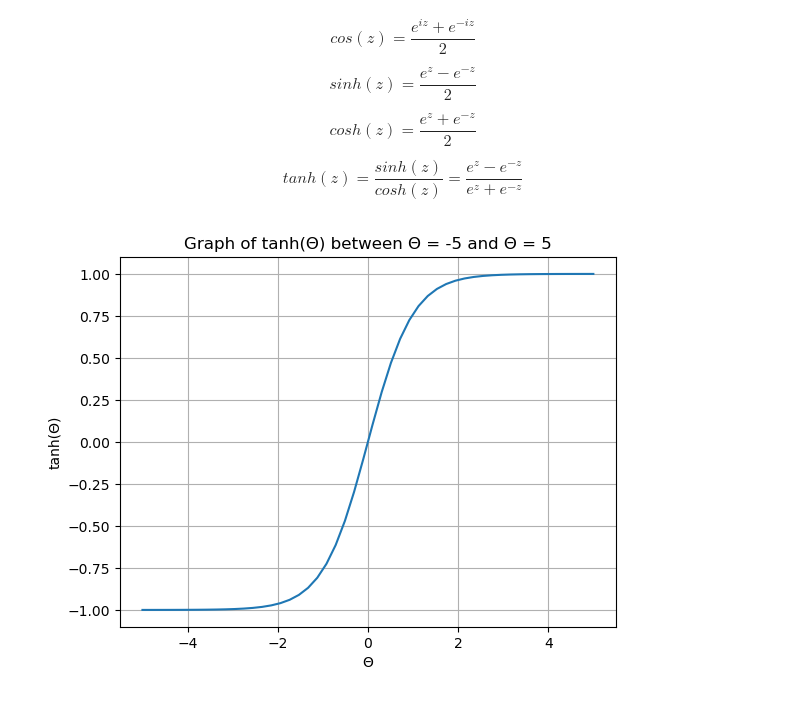
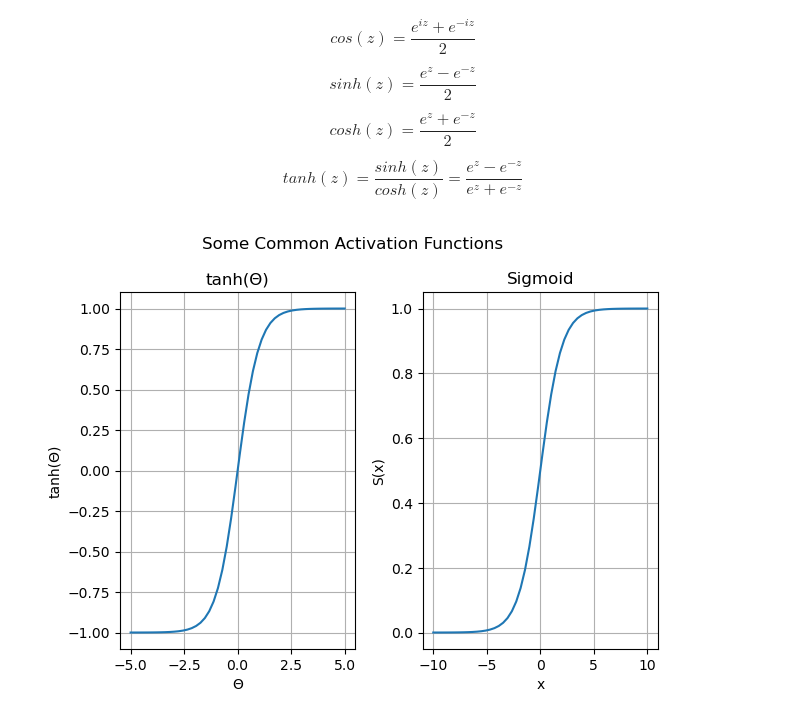
Before and after one commit to Jonathan-Flint/MNIST, a Jupyter notebook: main.ipynb, the cells around one changed output. Cells and saved outputs as stored; diff of their text form; code cells hidden in the pictures.

```diff
--- a/main.ipynb
+++ b/main.ipynb
@@ -108,14 +108,29 @@ The trigonometric functions and hyperbolic functions defined based on the circle
 # %%
 import numpy as np
 import matplotlib.pyplot as plt
 
+def sigmoid(x):
+    return 1 / (1+np.exp(-x))
+
 theta = np.linspace(-5,5)
 tanh = [i for i in np.tanh(theta)]
+plt.subplot(1, 2, 1)
+plt.title("tanh(Θ)")
 plt.plot(theta,tanh)
-plt.grid()
-plt.title("Graph of tanh(Θ) between Θ = -5 and Θ = 5")
 plt.xlabel("Θ")
 plt.ylabel("tanh(Θ)")
+plt.grid()
+
+x = np.linspace(-10, 10)
+y = [i for i in sigmoid(x)]
+plt.subplot(1, 2, 2)
+plt.plot(x,y)
+plt.title("Sigmoid")
+plt.xlabel("x")
+plt.ylabel("S(x)")
+plt.grid()
+plt.suptitle("Some Common Activation Functions")
+plt.tight_layout()
 plt.show()
 # %% [output]
-[figure, old version]
+[figure, new version]
```
Also changed, not shown: parts of 5 cells of this notebook.
